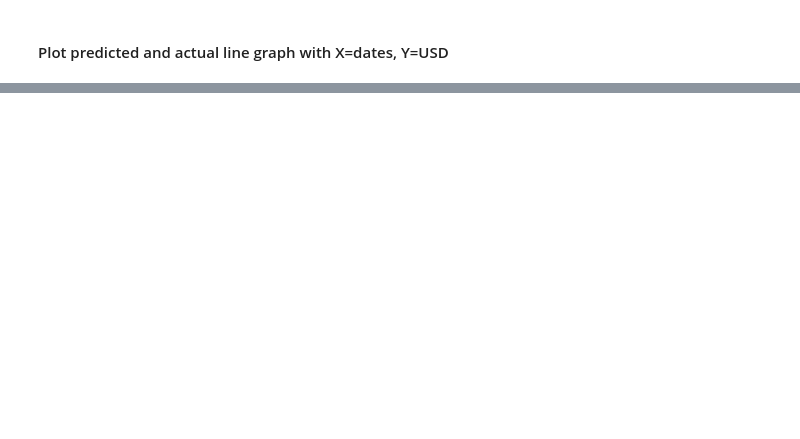
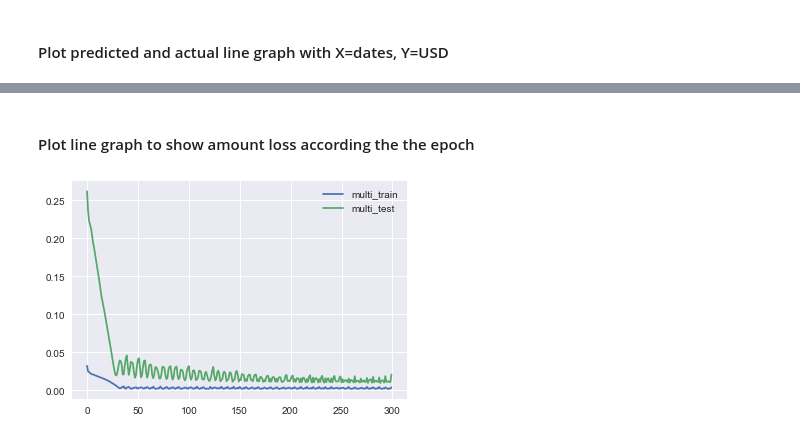
Before and after one commit to Akanta21/GA_DAT5, a Jupyter notebook: LSTM Bitcoin.ipynb, the cells around one changed output, grey strips where cells are left out. Cells and saved outputs as stored; diff of their text form; code cells hidden in the pictures; blank space fills up the shorter version.

```diff
--- a/LSTM Bitcoin.ipynb
+++ b/LSTM Bitcoin.ipynb
@@ -204,0 +264,3 @@ py.iplot([predict_chart, actual_chart])
+# %%
+reframed = series_to_supervised(scaled, 1, 1)
+reframed.head()
@@ -204,0 +276,3 @@ py.iplot([predict_chart, actual_chart])
+# %%
+reframed.drop(reframed.columns[[4,5]], axis=1, inplace=True)
+print(reframed.head())
@@ -204,0 +288,12 @@ py.iplot([predict_chart, actual_chart])
+# %%
+values = reframed.values
+n_train_hours = int(len(values) * 0.7)
+train = values[:n_train_hours, :]
+test = values[n_train_hours:, :]
+# split into input and outputs
+train_X, train_y = train[:, :-1], train[:, -1]
+test_X, test_y = test[:, :-1], test[:, -1]
+# reshape input to be 3D [samples, timesteps, features]
+train_X = train_X.reshape((train_X.shape[0], 1, train_X.shape[1]))
+test_X = test_X.reshape((test_X.shape[0], 1, test_X.shape[1]))
+print(train_X.shape, train_y.shape, test_X.shape, test_y.shape)
@@ -204,0 +304,6 @@ py.iplot([predict_chart, actual_chart])
+# %%
+multi_model = Sequential()
+multi_model.add(LSTM(100, input_shape=(train_X.shape[1], train_X.shape[2])))
+multi_model.add(Dense(1))
+multi_model.compile(loss='mae', optimizer='adam')
+multi_history = multi_model.fit(train_X, train_y, epochs=300, batch_size=100, validation_data=(test_X, test_y), verbose=2, shuffle=False)
@@ -204,0 +328,9 @@ py.iplot([predict_chart, actual_chart])
+# %% [markdown]
+#### Plot line graph to show amount loss according the the epoch
+# %%
+pyplot.plot(multi_history.history['loss'], label='multi_train')
+pyplot.plot(multi_history.history['val_loss'], label='multi_test')
+pyplot.legend()
+pyplot.show()
+# %% [output]
+[figure, added]
```
Also changed, not shown: parts of 40 cells of this notebook, 1 other file.
